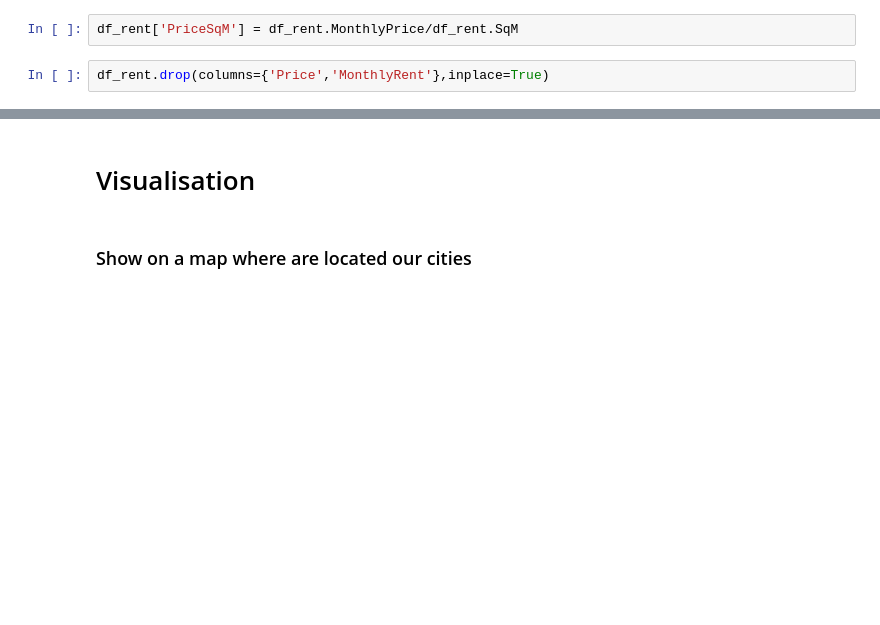
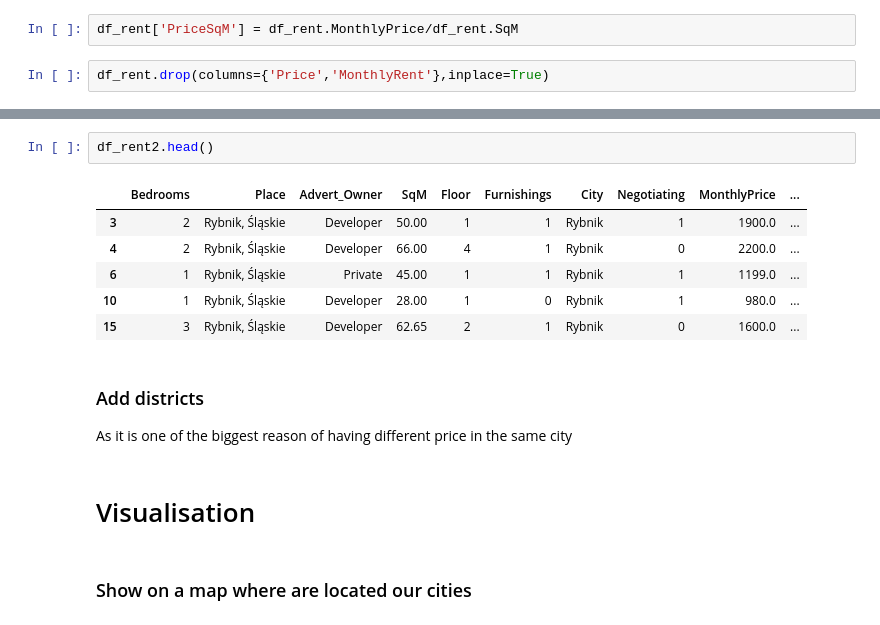
Before and after one commit to mborycki/Silesian_Real_Estate_Market, a Jupyter notebook: Real_Estate_Market_Analyzing.ipynb, the cells around one changed output, grey strips where cells are left out. Drawn from its saved outputs; the diff is of its cells as text; blank space fills up the shorter version.

```diff
--- a/Real_Estate_Market_Analyzing.ipynb
+++ b/Real_Estate_Market_Analyzing.ipynb
@@ -275,3 +588,16 @@ df_rent.describe()
+# %%
+df_rent2.head()
+# %% [output]
+|  | Bedrooms | Place | Advert_Owner | SqM | Floor | Furnishings | City | Negotiating | MonthlyPrice | ... |
+| 3 | 2 | Rybnik, Śląskie | Developer | 50.00 | 1 | 1 | Rybnik | 1 | 1900.0 | ... |
+| 4 | 2 | Rybnik, Śląskie | Developer | 66.00 | 4 | 1 | Rybnik | 0 | 2200.0 | ... |
+| 6 | 1 | Rybnik, Śląskie | Private | 45.00 | 1 | 1 | Rybnik | 1 | 1199.0 | ... |
+| 10 | 1 | Rybnik, Śląskie | Developer | 28.00 | 1 | 0 | Rybnik | 1 | 980.0 | ... |
+| 15 | 3 | Rybnik, Śląskie | Developer | 62.65 | 2 | 1 | Rybnik | 0 | 1600.0 | ... |
+# %% [markdown]
+### Add districts
+
+As it is one of the biggest reason of having different price in the same city
 # %% [markdown]
 # Visualisation
 # %% [markdown]
```
Also changed, not shown: parts of 63 cells of this notebook.
